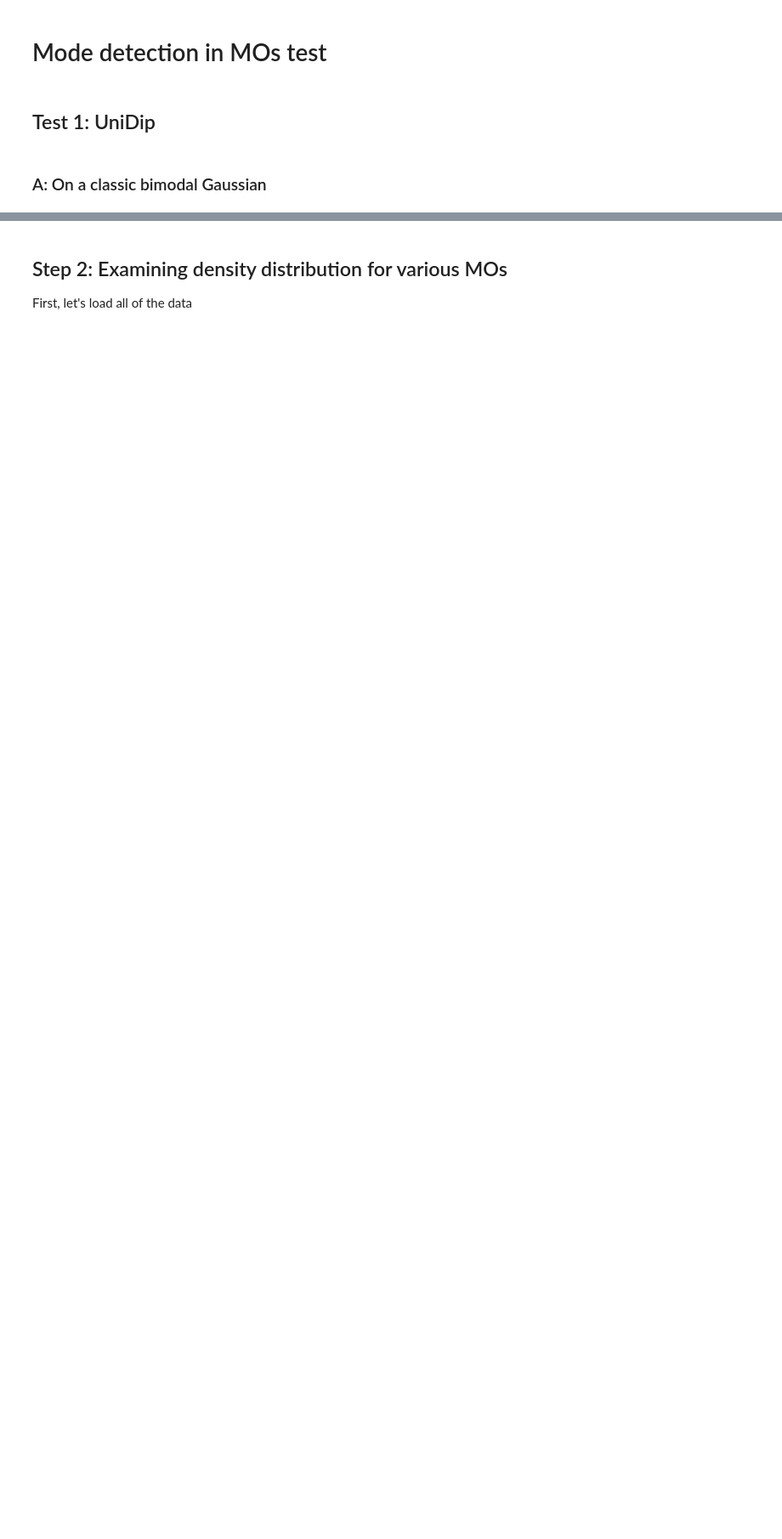
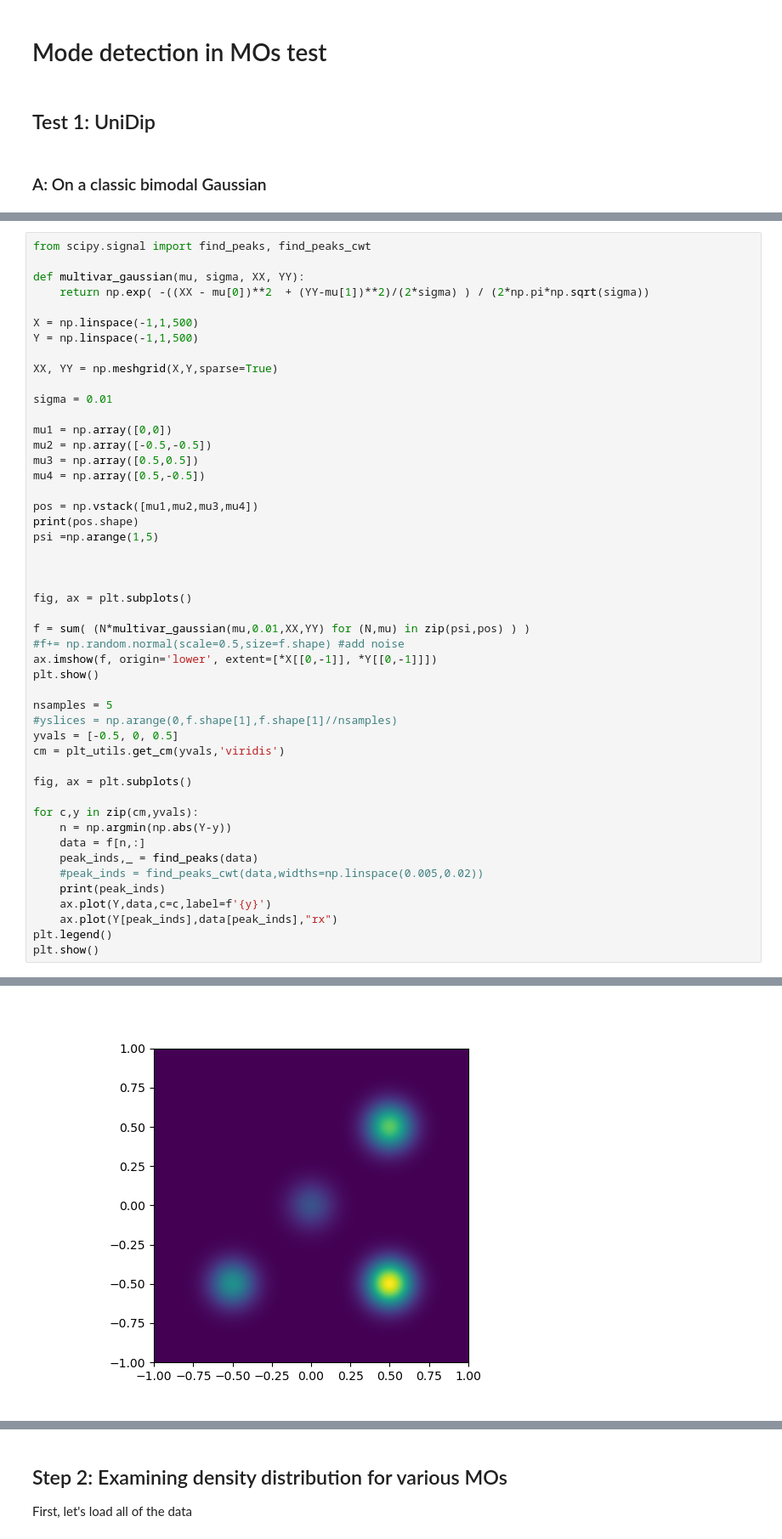
Before and after one commit to ngastellu/percolate_mac, a Jupyter notebook: mode_detection.ipynb, the cells around one changed output, grey strips where cells are left out. Shown at 85% size. Saved outputs shown, nothing was run; the diff lists cells and outputs as text; blank space fills up the shorter version.

```diff
--- a/mode_detection.ipynb
+++ b/mode_detection.ipynb
@@ -28,0 +7,49 @@ for k,I in enumerate(intervals):
+# %%
+from scipy.signal import find_peaks, find_peaks_cwt
+
+def multivar_gaussian(mu, sigma, XX, YY):
+    return np.exp( -((XX - mu[0])**2  + (YY-mu[1])**2)/(2*sigma) ) / (2*np.pi*np.sqrt(sigma))
+
+X = np.linspace(-1,1,500)
+Y = np.linspace(-1,1,500)
+
+XX, YY = np.meshgrid(X,Y,sparse=True)
+
+sigma = 0.01
+
+mu1 = np.array([0,0])
+mu2 = np.array([-0.5,-0.5])
+mu3 = np.array([0.5,0.5])
+mu4 = np.array([0.5,-0.5])
+
+pos = np.vstack([mu1,mu2,mu3,mu4])
+print(pos.shape)
+psi =np.arange(1,5)
+
+
+
+fig, ax = plt.subplots()
+
+f = sum( (N*multivar_gaussian(mu,0.01,XX,YY) for (N,mu) in zip(psi,pos) ) )
+#f+= np.random.normal(scale=0.5,size=f.shape) #add noise
+ax.imshow(f, origin='lower', extent=[*X[[0,-1]], *Y[[0,-1]]])
+plt.show()
+
+nsamples = 5
+#yslices = np.arange(0,f.shape[1],f.shape[1]//nsamples)
+yvals = [-0.5, 0, 0.5]
+cm = plt_utils.get_cm(yvals,'viridis')
+
+fig, ax = plt.subplots()
+
+for c,y in zip(cm,yvals):
+    n = np.argmin(np.abs(Y-y))
+    data = f[n,:]
+    peak_inds,_ = find_peaks(data)
+    #peak_inds = find_peaks_cwt(data,widths=np.linspace(0.005,0.02))
+    print(peak_inds)
+    ax.plot(Y,data,c=c,label=f'{y}')
+    ax.plot(Y[peak_inds],data[peak_inds],"rx")
+plt.legend()
+plt.show()
+# %% [output]
@@ -28,0 +57 @@ for k,I in enumerate(intervals):
+[figure, added]
```
Also changed, not shown: parts of 15 cells of this notebook, 3 other files.
